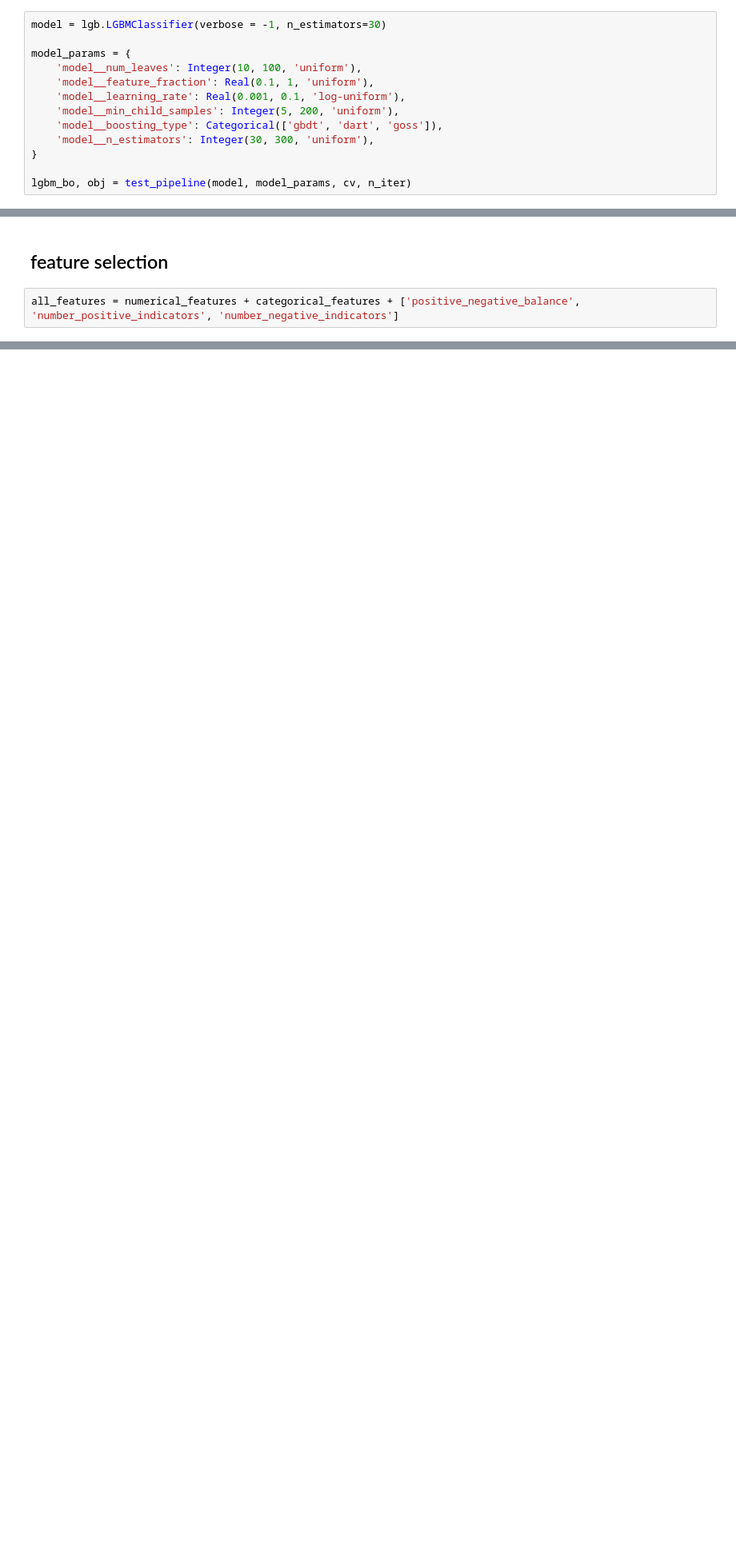
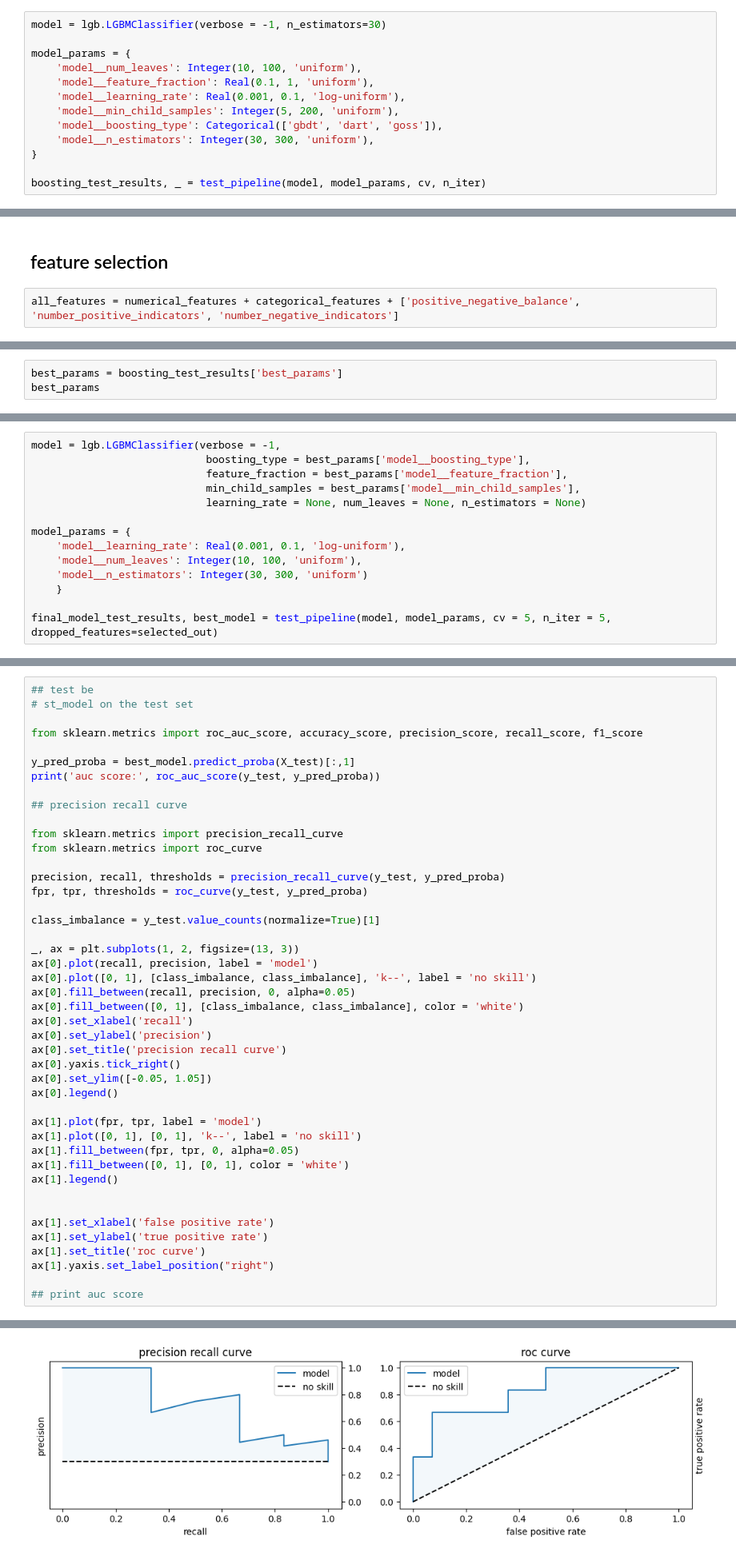
Before and after one commit to luisedluised/credit-risk-case, a Jupyter notebook: notebooks/model.ipynb, the cells around one changed output, grey strips where cells are left out. Shown at 80% size. Drawn from its saved outputs; the diff is of its cells as text; blank space fills up the shorter version.

Commit message:
model notebook corrected. missing threhsold selection and comments

```diff
--- a/notebooks/model.ipynb
+++ b/notebooks/model.ipynb
@@ -132,5 +142,5 @@ model_params = {
     'model__n_estimators': Integer(30, 300, 'uniform'),
 }
 
-lgbm_bo, obj = test_pipeline(model, model_params, cv, n_iter)
+boosting_test_results, _ = test_pipeline(model, model_params, cv, n_iter)
 # %% [output]
@@ -234,0 +249,3 @@ result
+# %%
+best_params = boosting_test_results['best_params']
+best_params
@@ -234,0 +259,14 @@ result
+# %%
+model = lgb.LGBMClassifier(verbose = -1,
+                            boosting_type = best_params['model__boosting_type'],
+                            feature_fraction = best_params['model__feature_fraction'],
+                            min_child_samples = best_params['model__min_child_samples'],
+                            learning_rate = None, num_leaves = None, n_estimators = None)
+
+model_params = {
+    'model__learning_rate': Real(0.001, 0.1, 'log-uniform'),
+    'model__num_leaves': Integer(10, 100, 'uniform'),
+    'model__n_estimators': Integer(30, 300, 'uniform')
+    }
+
+final_model_test_results, best_model = test_pipeline(model, model_params, cv = 5, n_iter = 5, dropped_features=selected_out)
@@ -234,0 +282,45 @@ result
+# %%
+## test be
+# st_model on the test set
+
+from sklearn.metrics import roc_auc_score, accuracy_score, precision_score, recall_score, f1_score
+
+y_pred_proba = best_model.predict_proba(X_test)[:,1]
+print('auc score:', roc_auc_score(y_test, y_pred_proba))
+
+## precision recall curve
+
+from sklearn.metrics import precision_recall_curve
+from sklearn.metrics import roc_curve
+
+precision, recall, thresholds = precision_recall_curve(y_test, y_pred_proba)
+fpr, tpr, thresholds = roc_curve(y_test, y_pred_proba)
+
+class_imbalance = y_test.value_counts(normalize=True)[1]
+
+_, ax = plt.subplots(1, 2, figsize=(13, 3))
+ax[0].plot(recall, precision, label = 'model')
+ax[0].plot([0, 1], [class_imbalance, class_imbalance], 'k--', label = 'no skill')
+ax[0].fill_between(recall, precision, 0, alpha=0.05)
+ax[0].fill_between([0, 1], [class_imbalance, class_imbalance], color = 'white')
+ax[0].set_xlabel('recall')
+ax[0].set_ylabel('precision')
+ax[0].set_title('precision recall curve')
+ax[0].yaxis.tick_right()
+ax[0].set_ylim([-0.05, 1.05])
+ax[0].legend()
+
+ax[1].plot(fpr, tpr, label = 'model')
+ax[1].plot([0, 1], [0, 1], 'k--', label = 'no skill')
+ax[1].fill_between(fpr, tpr, 0, alpha=0.05)
+ax[1].fill_between([0, 1], [0, 1], color = 'white')
+ax[1].legend()
+
+
+ax[1].set_xlabel('false positive rate')
+ax[1].set_ylabel('true positive rate')
+ax[1].set_title('roc curve')
+ax[1].yaxis.set_label_position("right")
+
+## print auc score
+# %% [output]
@@ -234,0 +328 @@ result
+[figure, added]
```
Also changed, not shown: parts of 21 cells of this notebook, 1 other file.
